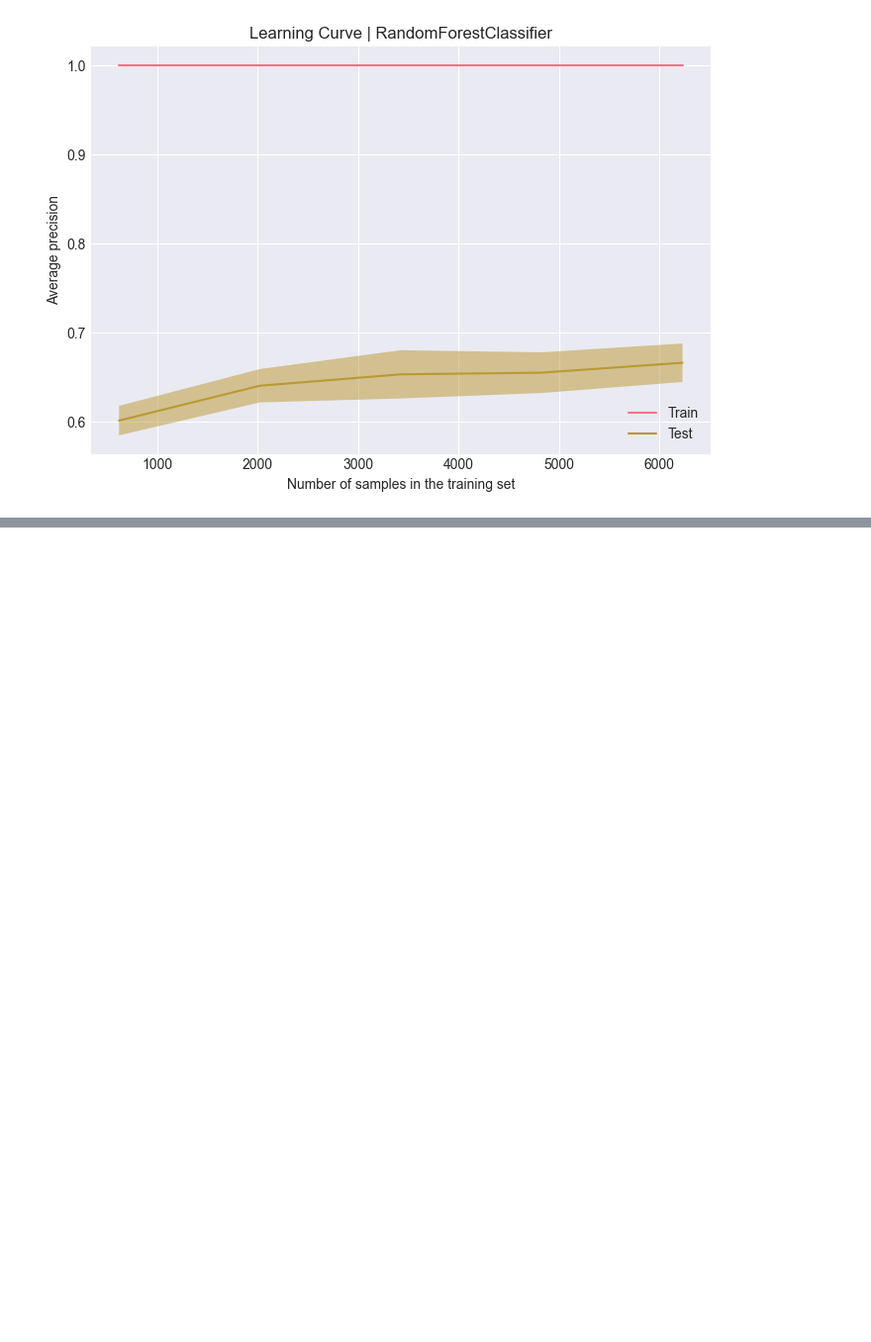
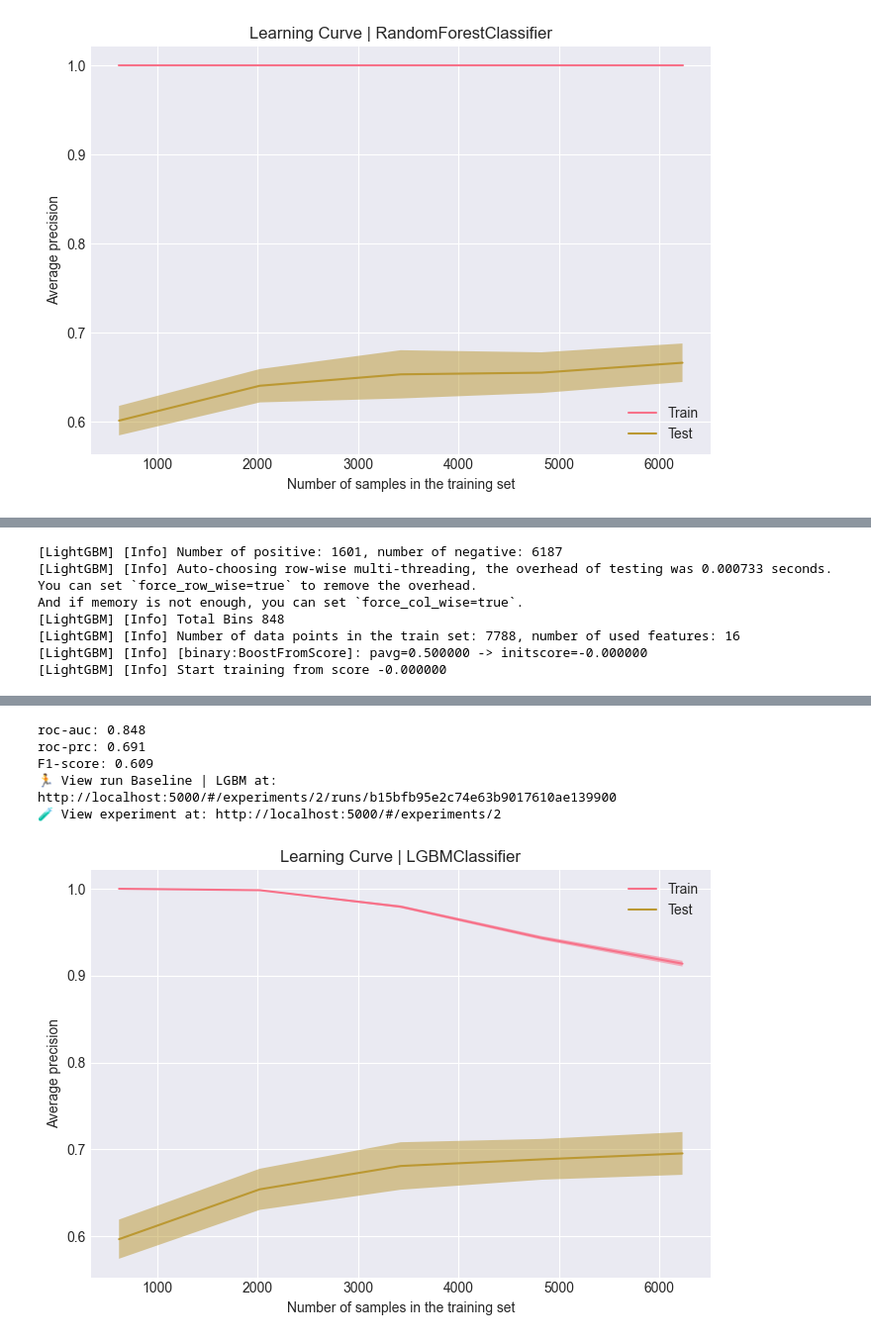
Before and after one commit to curiuwu/Machine-Learning-projects, a Jupyter notebook: customer_churn_prediction/customer_churn_prediction.ipynb, the cells around one changed output, grey strips where cells are left out. Shown at 99% size. Cells and saved outputs as stored; diff of their text form; code cells hidden in the pictures; blank space fills up the shorter version.

```diff
--- a/customer_churn_prediction/customer_churn_prediction.ipynb
+++ b/customer_churn_prediction/customer_churn_prediction.ipynb
@@ -477,0 +542,66 @@ F1-score: 0.509
+# %%
+with mlflow.start_run(run_name="Baseline | LGBM"):
+    lgbm_pipe = Pipeline([
+        ("data_preprocessor", data_preprocessor),
+        ('lgbm', LGBMClassifier(random_state=RANDOM_STATE, class_weight='balanced'))
+    ])
+
+    l_start = time.time()
+    lgbm_pipe.fit(X_train, y_train)
+    l_end = time.time()
+
+    p_start = time.time()
+    y_pred = lgbm_pipe.predict(X_test)
+    y_pred_proba = lgbm_pipe.predict_proba(X_test)[:, 1]
+    p_end = time.time()
+
+    roc_auc = round(roc_auc_score(y_test, y_pred_proba),3)
+    roc_prc = round(average_precision_score(y_test, y_pred_proba), 3)
+    f1 = round(f1_score(y_test, y_pred),3)
+
+    fig, ax = plt.subplots(figsize=(7, 5))
+    LearningCurveDisplay.from_estimator(
+        estimator=lgbm_pipe,
+        X=X_train,
+        y=y_train,
+        cv=cv,
+        scoring='average_precision',
+        n_jobs=-1,
+        ax=ax
+    )
+
+    ax.set_title('Learning Curve | LGBMClassifier')
+    fig.tight_layout()
+    fig.show()
+
+    try:
+        mlflow.log_figure(fig, "plots/learning_curve_lgbm.png")
+    except Exception as e:
+        print(f"Warning: Could not log figure to MLflow: {e}")
+        fig.savefig("plots/learning_curve_lgbm.png", dpi=100, bbox_inches='tight')
+
+    mlflow.log_params({
+        'model': 'LGBMClassifier',
+        "class_weight": "balanced",
+    })
+
+    mlflow.log_metrics({
+        'learning_time': round(l_end - l_start, 3),
+        'prediction_time': round(p_end - p_start, 3),
+        'roc_auc': roc_auc,
+        'roc_prc': roc_prc,
+        'f1': f1
+    })
+
+    mlflow.sklearn.log_model(lgbm_pipe, artifact_path="model")
+
+    print(f'roc-auc: {roc_auc}\nroc-prc: {roc_prc}\nF1-score: {f1}')
+# %% [output]
+[LightGBM] [Info] Number of positive: 1601, number of negative: 6187
+[LightGBM] [Info] Auto-choosing row-wise multi-threading, the overhead of testing was 0.000733 seconds.
+You can set `force_row_wise=true` to remove the overhead.
+And if memory is not enough, you can set `force_col_wise=true`.
+[LightGBM] [Info] Total Bins 848
+[LightGBM] [Info] Number of data points in the train set: 7788, number of used features: 16
+[LightGBM] [Info] [binary:BoostFromScore]: pavg=0.500000 -> initscore=-0.000000
+[LightGBM] [Info] Start training from score -0.000000
@@ -477,0 +609,6 @@ F1-score: 0.509
+roc-auc: 0.848
+roc-prc: 0.691
+F1-score: 0.609
+🏃 View run Baseline | LGBM at: http://localhost:5000/#/experiments/2/runs/b15bfb95e2c74e63b9017610ae139900
+🧪 View experiment at: http://localhost:5000/#/experiments/2
+[figure, added]
```
Also changed, not shown: parts of 36 cells of this notebook, 3 other files.
